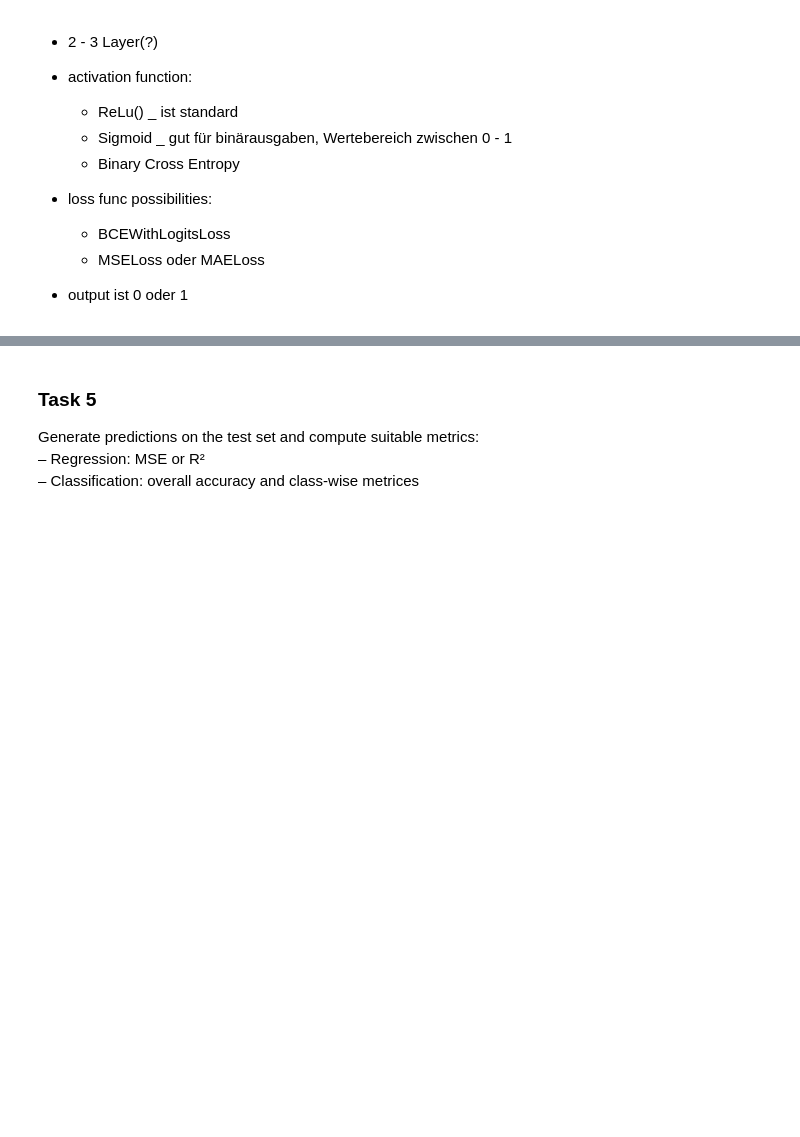
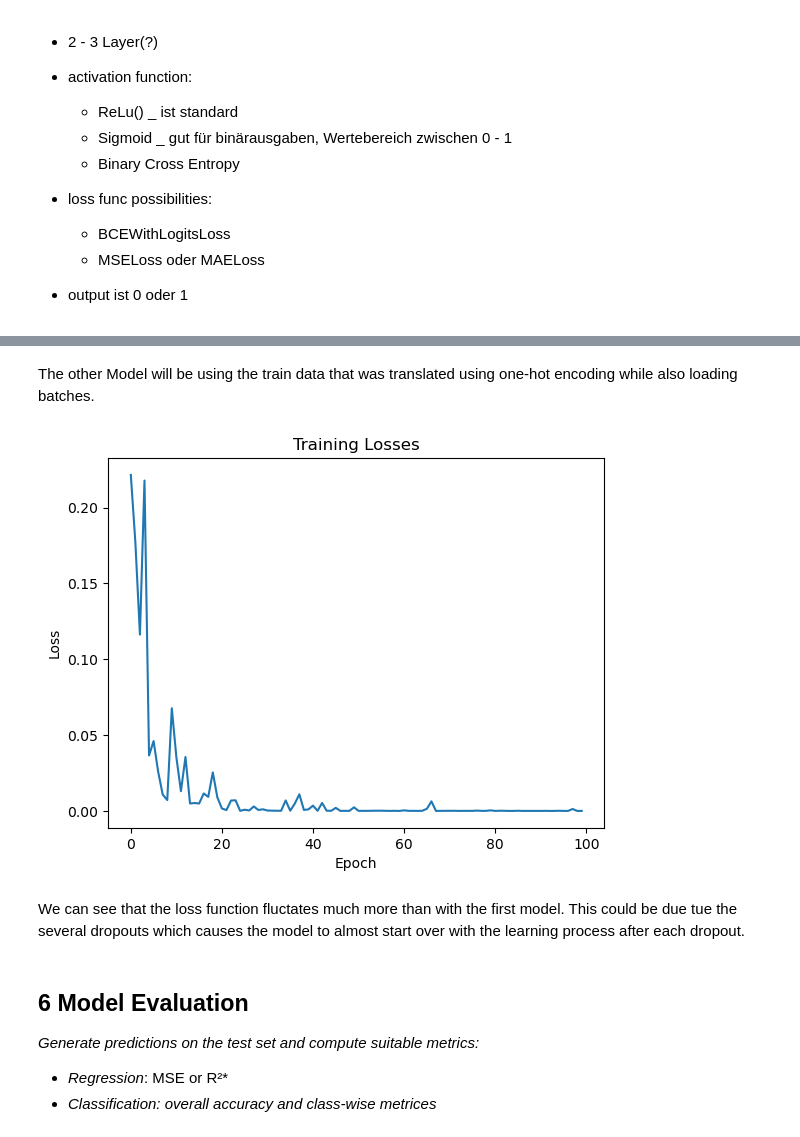
Before and after one commit to McRicecorn/NeuronaleNetze_DNA_Sequenz, a Jupyter notebook: Project2.4_Team11.ipynb, the cells around one changed output, grey strips where cells are left out. Saved outputs shown, nothing was run; the diff lists cells and outputs as text; code cells hidden in the pictures; blank space fills up the shorter version.

```diff
--- a/Project2.4_Team11.ipynb
+++ b/Project2.4_Team11.ipynb
@@ -203 +339,19 @@ preparing batches? (dividing the dataset into smaller sets)
+# %%
+n_in = 4*L
+delta = 0.2
+
+model_hot = nn.Sequential(
+    nn.Linear(n_in, 128),
+    nn.SiLU(),             #using SiLU for a more smoothed output rather than simply 0 for negative values --> helps to avoid dead neurons and for comparison to ReLU
+    nn.Dropout(delta),
+    nn.Linear(128, 64),
+    nn.SiLU(),
+    nn.Dropout(delta),
+    nn.Linear(64, 32),
+    nn.SiLU(),
+    nn.Dropout(delta),
+    nn.Linear(32, 1)
+)
+
+model_hot = model_hot.to(device)  #sending to GPU if available
 # %% [markdown]
@@ -239,5 +383,38 @@ Test loss: 0.02179361693561077
+# %% [markdown]
+The other Model will be using the train data that was translated using one-hot encoding while also loading batches.
+# %%
+loss_func_BCE = nn.BCEWithLogitsLoss()
+#standard neural network optimizer, lernrate 0.001
+optimizer_Adam_hot = torch.optim.Adam(model_hot.parameters(), lr=0.001)
+
+n_epochs = 100
+losses_hot = []
+
+for epoch in range(n_epochs):
+    model_hot.train()
+    running_loss = 0.0
+
+    for X_batch, y_batch in train_loader:            #für jeden Batch, mache das innerhalb der Schleife
+        X_batch = X_batch.to(device)                 #batchdaten an GPU senden, falls vorhanden
+        y_batch = y_batch.to(device)
+
+        y_pred = model_hot(X_batch)
+        loss = loss_func_BCE(y_pred, y_batch)
+
+        optimizer_Adam_hot.zero_grad()                   #Gradienten auf 0 setzen, damit sie sich nicht aufsummieren
+        loss.backward()                              #Gradienten berechnen
+        optimizer_Adam_hot.step()                        #Gewichte updaten
+
+        running_loss += loss.item()
+
+    epoch_loss = running_loss / len(train_loader)
+    losses_hot.append(loss.item())
+# %% [output]
+[figure, added]
+# %% [markdown]
+We can see that the loss function fluctates much more than with the first model. This could be due tue the several dropouts which causes the model to almost start over with the learning process after each dropout.
 # %% [markdown]
-### Task 5
-Generate predictions on the test set and compute suitable metrics:
-– Regression: MSE or R²
-– Classification: overall accuracy and class-wise metrices
+## 6 Model Evaluation
+*Generate predictions on the test set and compute suitable metrics:*
+- *Regression*: MSE or R²*
+- *Classification: overall accuracy and class-wise metrices*
```
Also changed, not shown: parts of 48 cells of this notebook.
